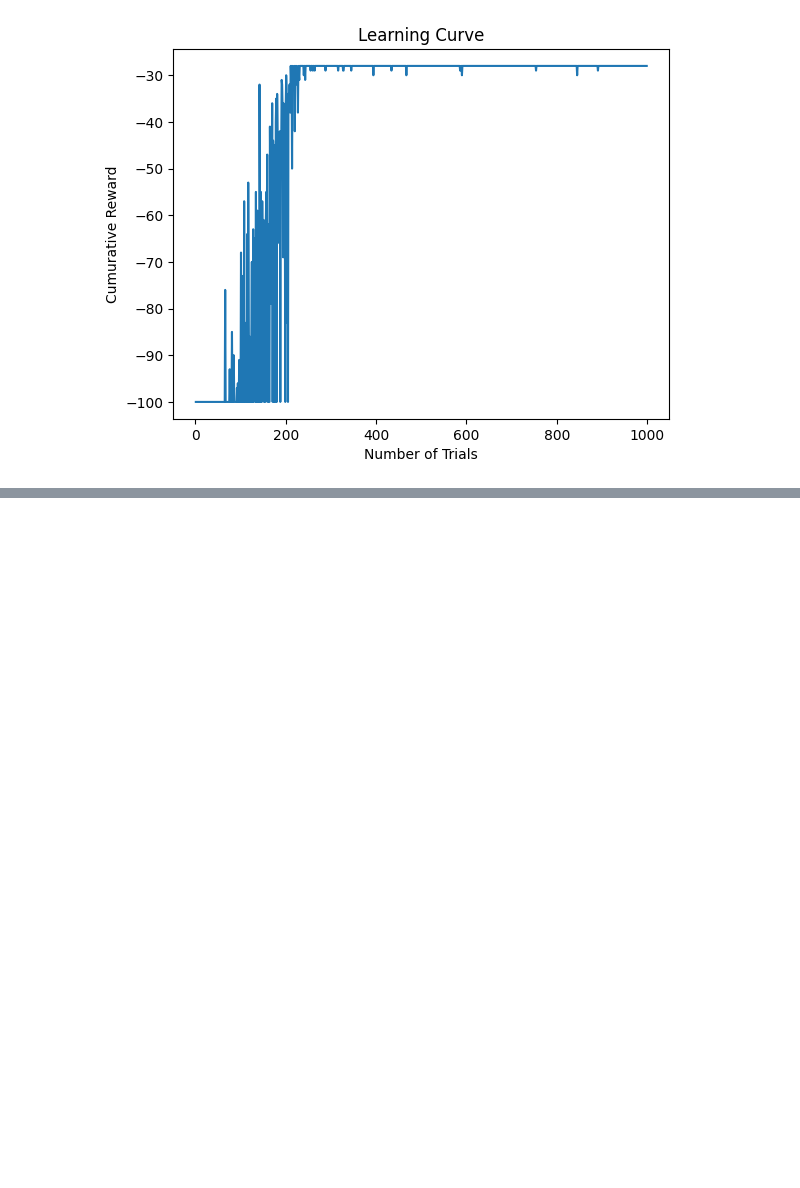
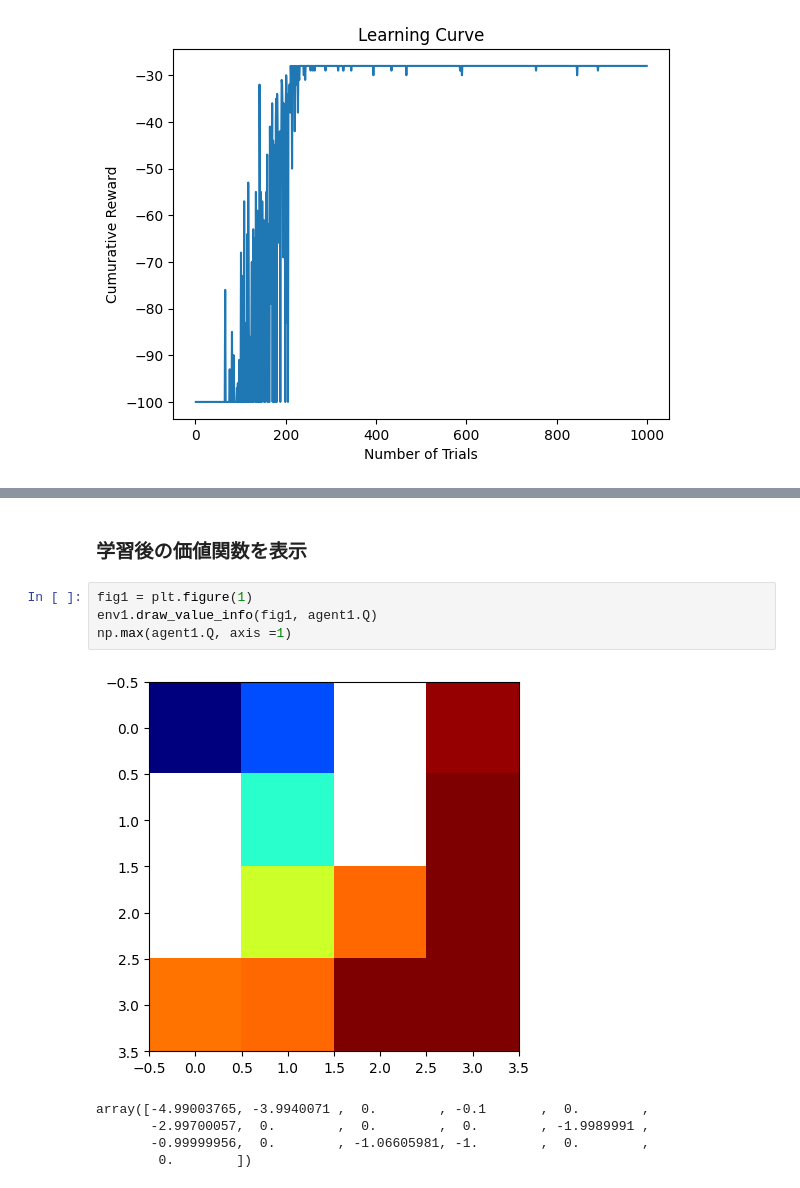
Before and after one commit to juniti-y/RLseminar, a Jupyter notebook: RLex02.ipynb, the cells around one changed output, grey strips where cells are left out. Saved outputs shown, nothing was run; the diff lists cells and outputs as text; blank space fills up the shorter version.

```diff
--- a/RLex02.ipynb
+++ b/RLex02.ipynb
@@ -611,0 +716,12 @@ trial =  1000  cum_rwd =  -28.0
+# %% [markdown]
+### 学習後の価値関数を表示
+# %%
+fig1 = plt.figure(1)
+env1.draw_value_info(fig1, agent1.Q)
+np.max(agent1.Q, axis =1)
+# %% [output]
+[figure, added]
+array([-4.99003765, -3.9940071 ,  0.        , -0.1       ,  0.        ,
+       -2.99700057,  0.        ,  0.        ,  0.        , -1.9989991 ,
+       -0.99999956,  0.        , -1.06605981, -1.        ,  0.        ,
+        0.        ])
```
Also changed, not shown: parts of 5 cells of this notebook.
